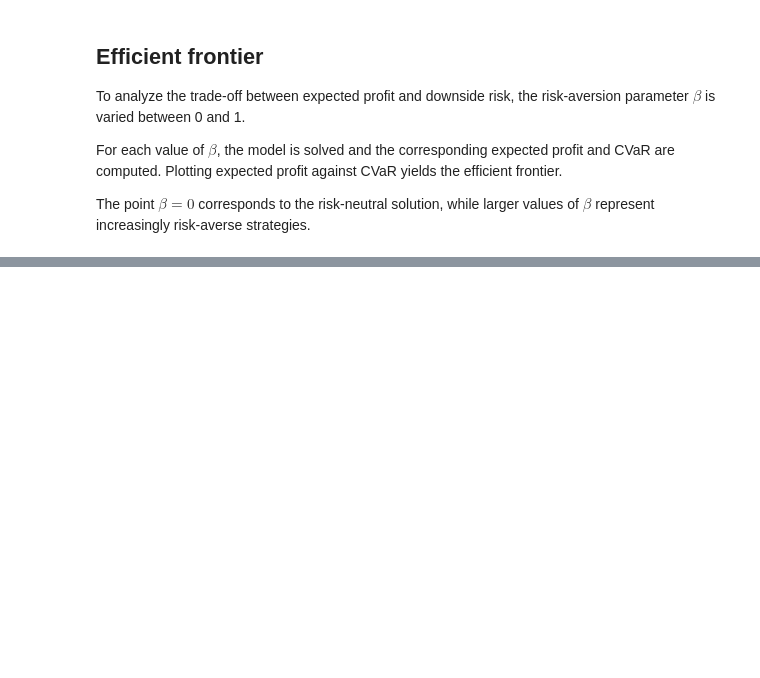
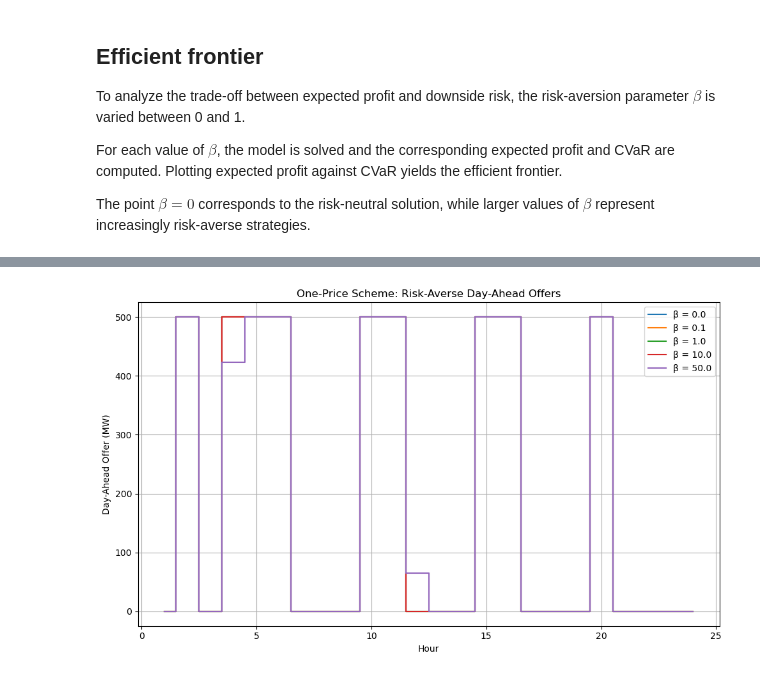
Before and after one commit to KonstantinosKountras/46755-offering-strategy_Asgn2, a Jupyter notebook: notebooks/Task1-4_RiskAverseOnePrice.ipynb, the cells around one changed output, grey strips where cells are left out. Cells and saved outputs as stored; diff of their text form; code cells hidden in the pictures; blank space fills up the shorter version.

```diff
--- a/notebooks/Task1-4_RiskAverseOnePrice.ipynb
+++ b/notebooks/Task1-4_RiskAverseOnePrice.ipynb
@@ -518,0 +564,28 @@ plt.show()
+# %%
+# ============================================
+# PLOT 2 — Day-Ahead Offers for Selected Betas
+# ============================================
+
+selected_betas = [0, 0.1, 1, 10, 50]
+
+plt.figure(figsize=(10, 6))
+
+for b in selected_betas:
+    idx = np.argmin(np.abs(frontier_df["beta"].values - b))
+
+    plt.step(
+        np.arange(1, T + 1),
+        offer_profiles[idx],
+        where="mid",
+        label=f"β = {frontier_df.loc[idx, 'beta']}"
+    )
+
+plt.xlabel("Hour")
+plt.ylabel("Day-Ahead Offer (MW)")
+plt.title("One-Price Scheme: Risk-Averse Day-Ahead Offers")
+plt.legend()
+plt.grid(True)
+plt.tight_layout()
+plt.show()
+# %% [output]
+[figure, added]
```
Also changed, not shown: parts of 4 cells of this notebook.
